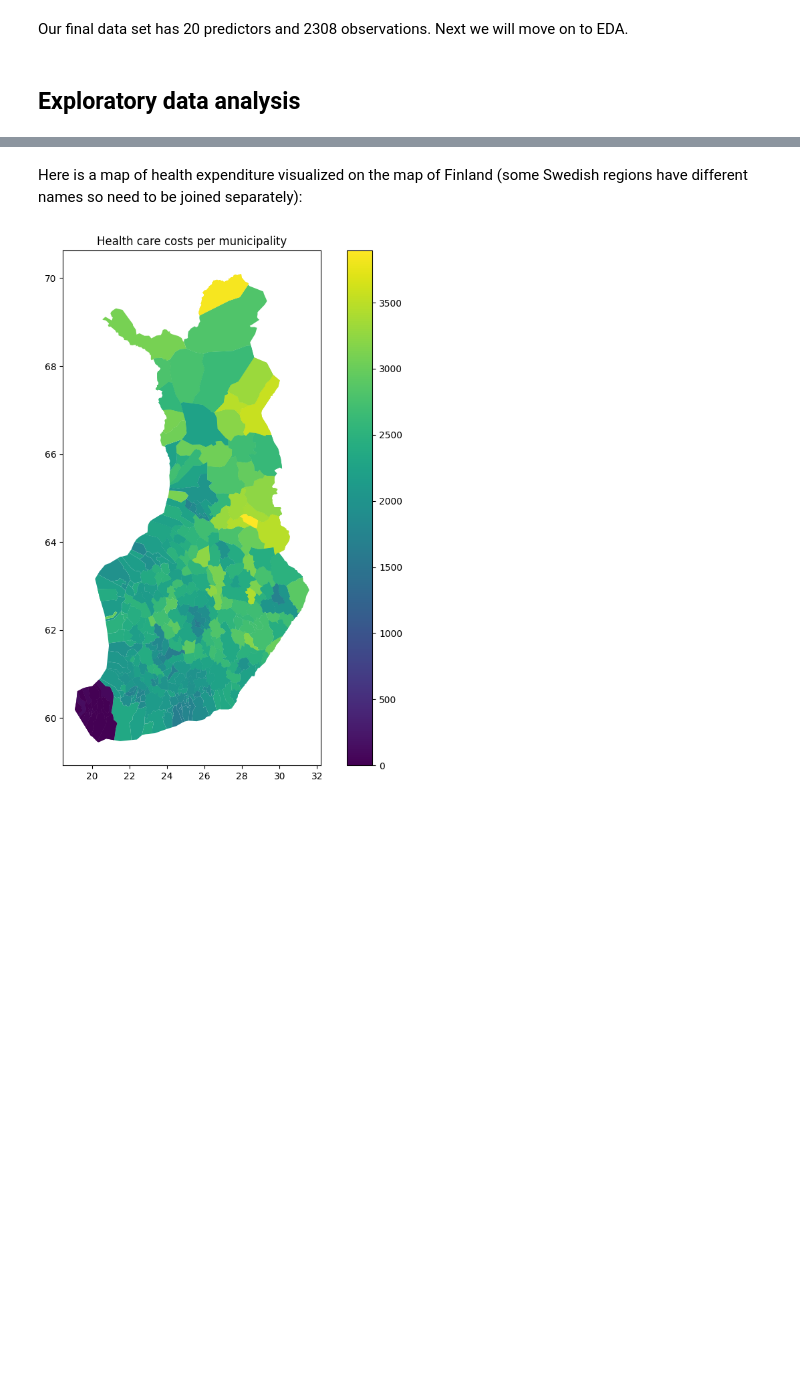
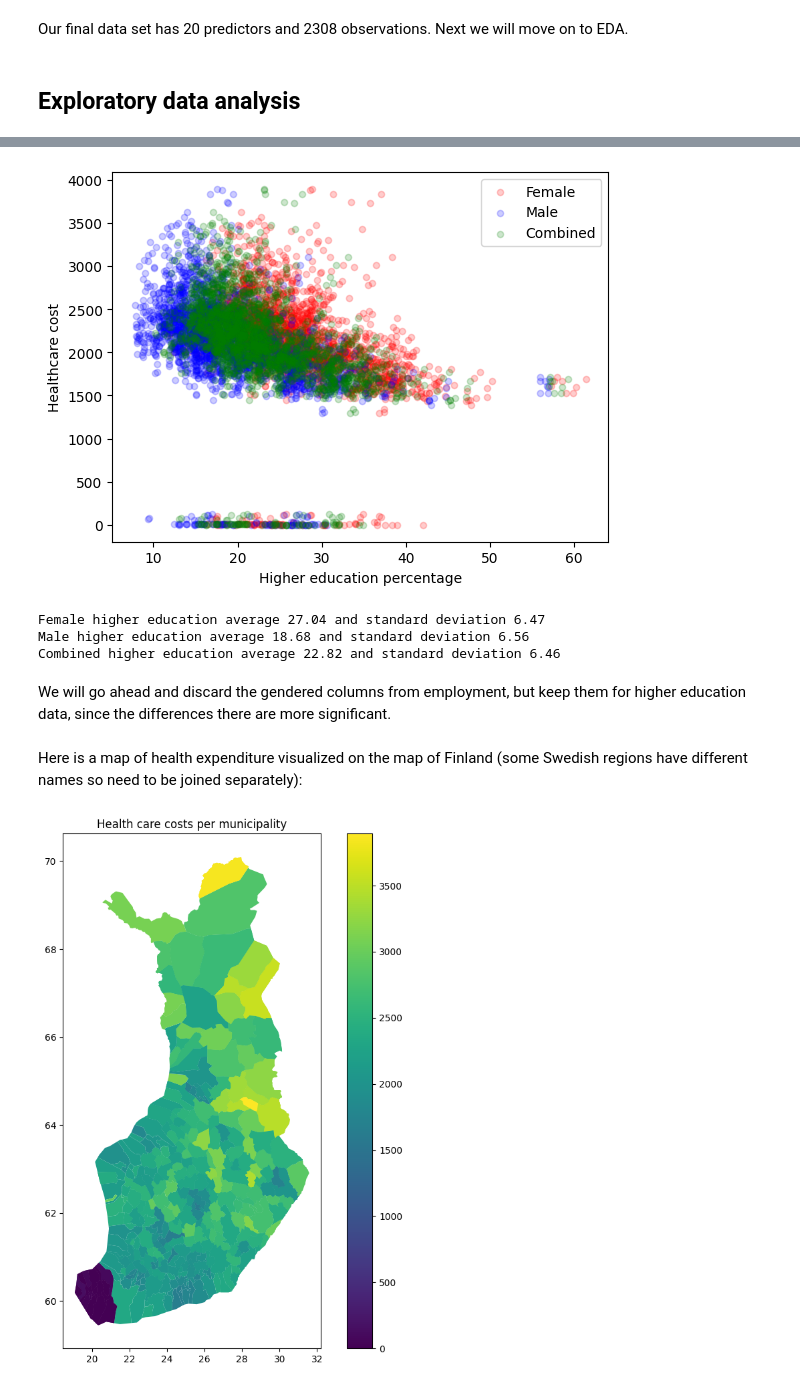
Before and after one commit to AnnaKuokkanen/DataScienceIntro, a Jupyter notebook: intro_to_data_project.ipynb, the cells around one changed output, grey strips where cells are left out. Cells and saved outputs as stored; diff of their text form; code cells hidden in the pictures; blank space fills up the shorter version.

```diff
--- a/intro_to_data_project.ipynb
+++ b/intro_to_data_project.ipynb
@@ -281,3 +307,24 @@ We are interested in the following questions about the data:
+# %%
+df_education = df[["male_higher_education", "female_higher_education", "combined_higher_education", "health_cost"]]
+
+ax1 = df_education.plot(kind='scatter', x='female_higher_education', y='health_cost', color='red', alpha=0.2, label="Female")
+df_education.plot(kind='scatter', x='male_higher_education', y='health_cost', color='blue', ax=ax1, alpha=0.2, label="Male")
+df_education.plot(kind='scatter', x='combined_higher_education', y='health_cost', color='green', ax=ax1, alpha=0.2, label="Combined")
+ax1.set_xlabel("Higher education percentage")
+ax1.set_ylabel("Healthcare cost")
+plt.savefig('images/education.jpg')
+# %% [output]
+[figure, added]
+# %%
+print(f"Female higher education average {df_education['female_higher_education'].mean():.2f} and standard deviation {df_education['female_higher_education'].std():.2f}")
+print(f"Male higher education average {df_education['male_higher_education'].mean():.2f} and standard deviation {df_education['male_higher_education'].std():.2f}")
+print(f"Combined higher education average {df_education['combined_higher_education'].mean():.2f} and standard deviation {df_education['combined_higher_education'].std():.2f}")
+# %% [output]
+Female higher education average 27.04 and standard deviation 6.47
+Male higher education average 18.68 and standard deviation 6.56
+Combined higher education average 22.82 and standard deviation 6.46
+# %% [markdown]
+We will go ahead and discard the gendered columns from employment, but keep them for higher education data, since the differences there are more significant.
 # %% [markdown]
 Here is a map of health expenditure visualized on the map of Finland (some Swedish regions have different names so need to be joined separately):
 # %%
```
Also changed, not shown: parts of 8 cells of this notebook, 3 other files.
